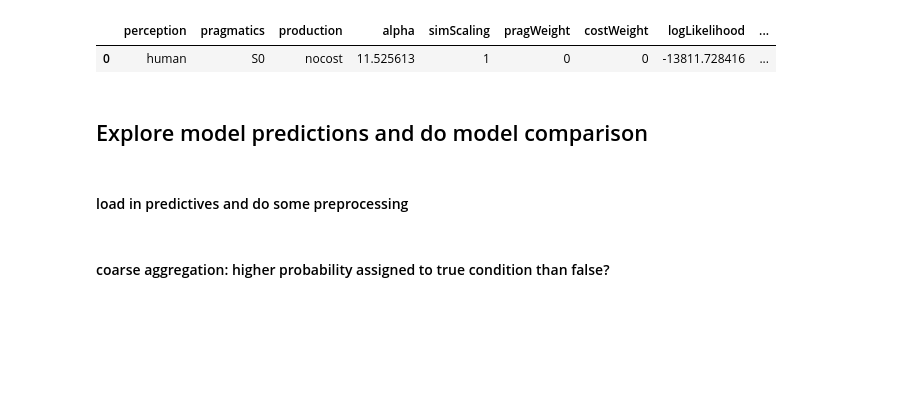
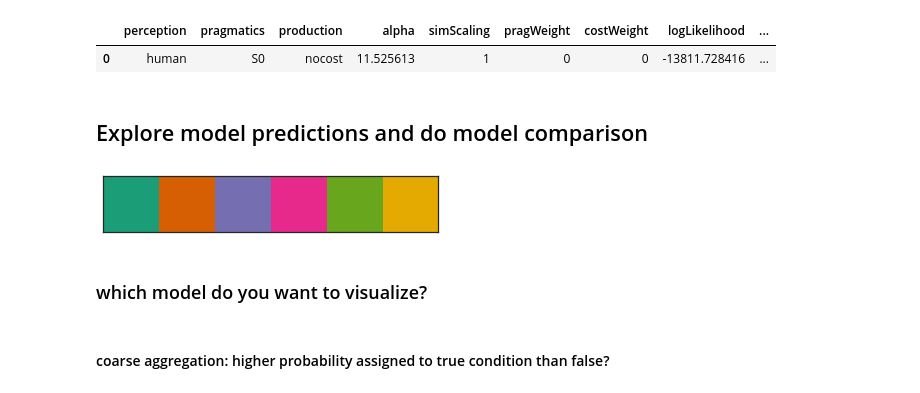
Before and after one commit to judithfan/visual_communication_in_context, a Jupyter notebook: analysis/pilot2_analysis_sketchpad_basic_recog.ipynb, the cells around one changed output. Cells and saved outputs as stored; diff of their text form; code cells hidden in the pictures; blank space fills up the shorter version.

```diff
--- a/analysis/pilot2_analysis_sketchpad_basic_recog.ipynb
+++ b/analysis/pilot2_analysis_sketchpad_basic_recog.ipynb
@@ -749,20 +749,25 @@ x
 # %%
 ## helpers
 def sumlogprob(a,b):
     if (a > b):
         return a + np.log1p(np.exp(b-a))
     else:
         return b + np.log1p(np.exp(a-b))
 
 dogs = sorted(['weimaraner', 'chihuahua', 'basset', 'doberman', 'bloodhound', 'bullmastiff', 'goldenretriever', 'pug'])
 chairs = sorted(['leather', 'straight', 'squat', 'sling', 'woven', 'waiting', 'inlay','knob'])
 birds = sorted(['crow', 'pigeon', 'robin', 'sparrow', 'tomtit', 'nightingale', 'bluejay', 'cuckoo'])
 cars = sorted(['beetle', 'bluesport', 'brown', 'white', 'redsport', 'redantique', 'hatchback', 'bluesedan'])
+
+colors = sns.color_palette("Dark2")
+sns.palplot(sns.color_palette("Dark2"))
+# %% [output]
+[figure, added]
 # %%
 ## define relevant paths
 path_to_bda_output = '../models/bdaOutput'
-# %% [markdown]
-#### load in predictives and do some preprocessing
+# %% [markdown]
+### which model do you want to visualize?
 # %%
 ## define menu of model options
 zoo = ['pragmatic_cost','literal_cost','pragmatic_nocost','literal_nocost']
```
Also changed, not shown: parts of 3 cells of this notebook.
